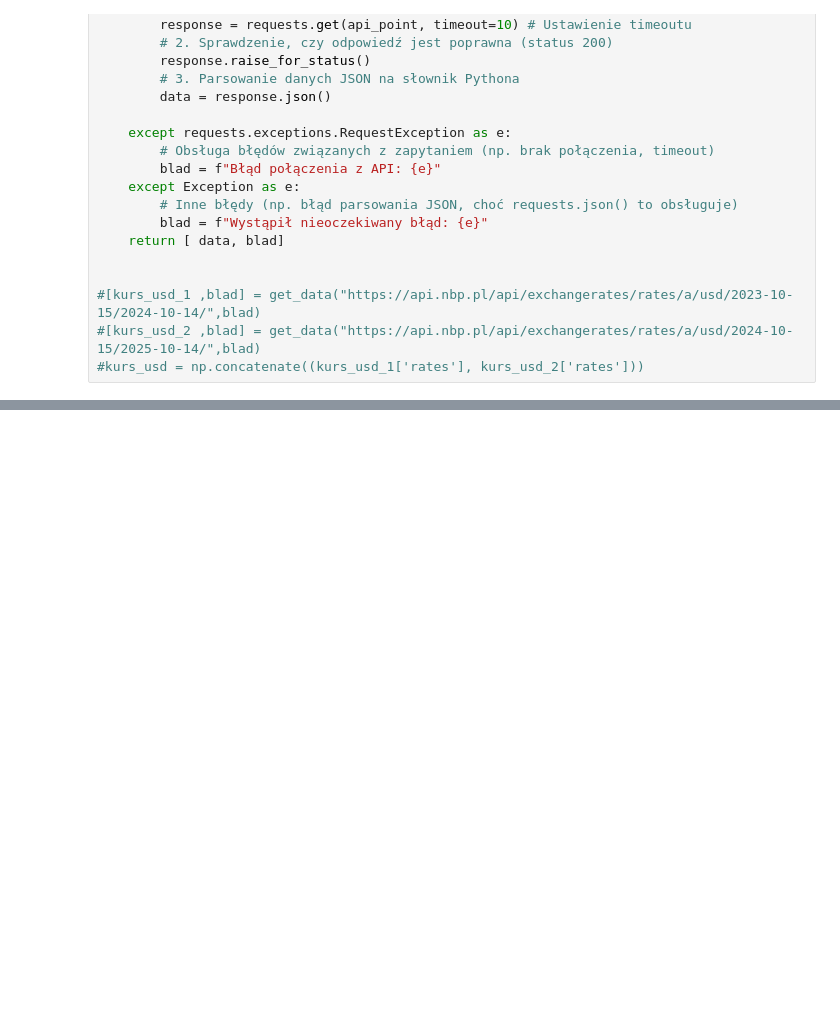
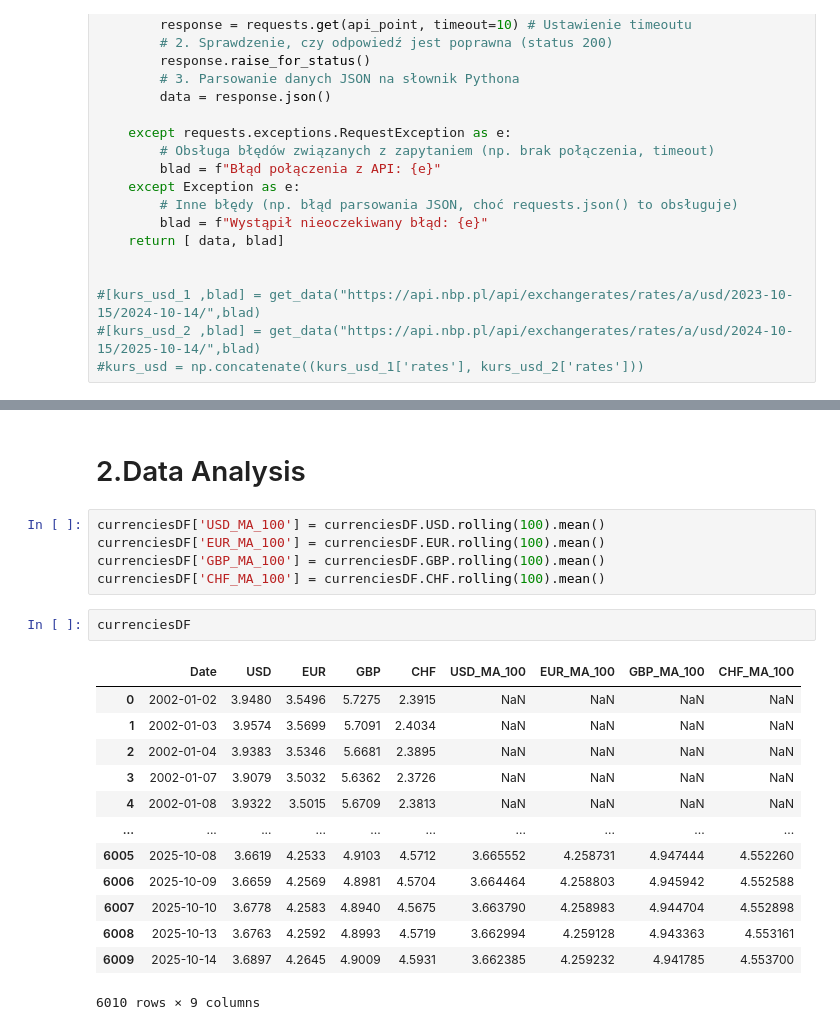
Before and after one commit to karol-jedrzejak/currency-monitor-app, a Jupyter notebook: resources/PredictCurrency.ipynb, the cells around one changed output, grey strips where cells are left out. Drawn from its saved outputs; the diff is of its cells as text; blank space fills up the shorter version.

```diff
--- a/resources/PredictCurrency.ipynb
+++ b/resources/PredictCurrency.ipynb
@@ -184,0 +181,23 @@ plt.plot(df_kurs_chf['mid']);
+# %% [markdown]
+# 2.Data Analysis
+# %%
+currenciesDF['USD_MA_100'] = currenciesDF.USD.rolling(100).mean()
+currenciesDF['EUR_MA_100'] = currenciesDF.EUR.rolling(100).mean()
+currenciesDF['GBP_MA_100'] = currenciesDF.GBP.rolling(100).mean()
+currenciesDF['CHF_MA_100'] = currenciesDF.CHF.rolling(100).mean()
+# %%
+currenciesDF
+# %% [output]
+|  | Date | USD | EUR | GBP | CHF | USD_MA_100 | EUR_MA_100 | GBP_MA_100 | CHF_MA_100 |
+| 0 | 2002-01-02 | 3.9480 | 3.5496 | 5.7275 | 2.3915 | NaN | NaN | NaN | NaN |
+| 1 | 2002-01-03 | 3.9574 | 3.5699 | 5.7091 | 2.4034 | NaN | NaN | NaN | NaN |
+| 2 | 2002-01-04 | 3.9383 | 3.5346 | 5.6681 | 2.3895 | NaN | NaN | NaN | NaN |
+| 3 | 2002-01-07 | 3.9079 | 3.5032 | 5.6362 | 2.3726 | NaN | NaN | NaN | NaN |
+| 4 | 2002-01-08 | 3.9322 | 3.5015 | 5.6709 | 2.3813 | NaN | NaN | NaN | NaN |
+| ... | ... | ... | ... | ... | ... | ... | ... | ... | ... |
+| 6005 | 2025-10-08 | 3.6619 | 4.2533 | 4.9103 | 4.5712 | 3.665552 | 4.258731 | 4.947444 | 4.552260 |
+| 6006 | 2025-10-09 | 3.6659 | 4.2569 | 4.8981 | 4.5704 | 3.664464 | 4.258803 | 4.945942 | 4.552588 |
+| 6007 | 2025-10-10 | 3.6778 | 4.2583 | 4.8940 | 4.5675 | 3.663790 | 4.258983 | 4.944704 | 4.552898 |
+| 6008 | 2025-10-13 | 3.6763 | 4.2592 | 4.8993 | 4.5719 | 3.662994 | 4.259128 | 4.943363 | 4.553161 |
+| 6009 | 2025-10-14 | 3.6897 | 4.2645 | 4.9009 | 4.5931 | 3.662385 | 4.259232 | 4.941785 | 4.553700 |
+6010 rows × 9 columns
```
Also changed, not shown: parts of 19 cells of this notebook, 1 other file.
